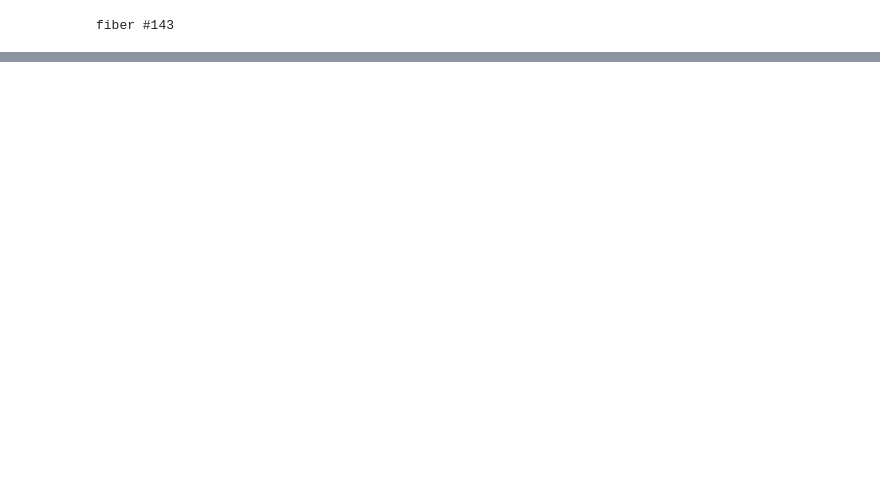
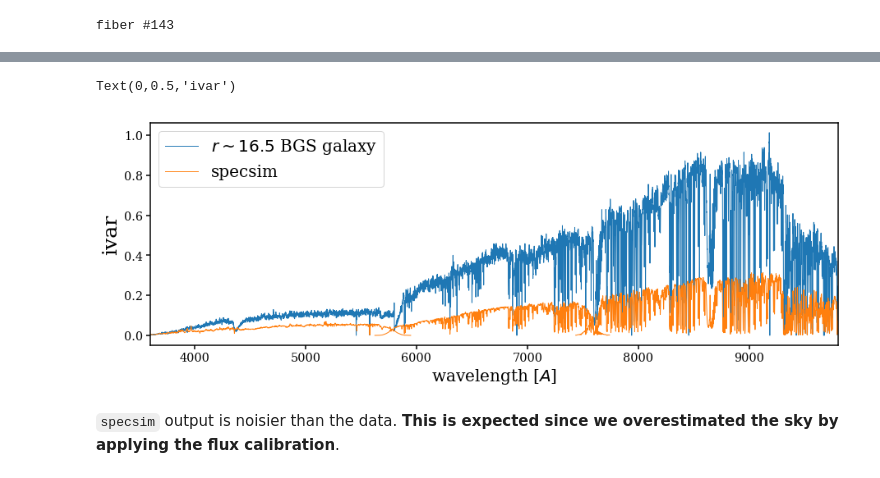
Before and after one commit to desi-bgs/feasiBGS, a Jupyter notebook: notebook/cmx/validate_specsim.ipynb, the cells around one changed output, grey strips where cells are left out. Saved outputs shown, nothing was run; the diff lists cells and outputs as text; code cells hidden in the pictures; blank space fills up the shorter version.

```diff
--- a/notebook/cmx/validate_specsim.ipynb
+++ b/notebook/cmx/validate_specsim.ipynb
@@ -372,0 +435,18 @@ sub.set_ylim(0., 40.)
+# %%
+fig = plt.figure(figsize=(15,5))
+sub = fig.add_subplot(111)
+
+sub.plot(coadd_wave, coadd_ivar[igal2,:], c='C0', lw=1, label='$r\sim16.5$ BGS galaxy')
+for lbl, _wave, _ivar in zip([None, None, 'specsim'], waves, ivars):
+    sub.plot(_wave, _ivar, c='C1', lw=1, label=lbl)
+
+sub.legend(loc='upper left', frameon=True, fontsize=20)
+sub.set_xlabel('wavelength [$A$]', fontsize=20)
+sub.set_xlim(3600, 9800)
+sub.set_ylabel('ivar', fontsize=25)
+#sub.set_ylim(0., 30.)
+# %% [output]
+Text(0,0.5,'ivar')
+[figure, added]
+# %% [markdown]
+`specsim` output is noisier than the data. **This is expected since we overestimated the sky by applying the flux calibration**.
```
Also changed, not shown: parts of 25 cells of this notebook, 1 other file.
